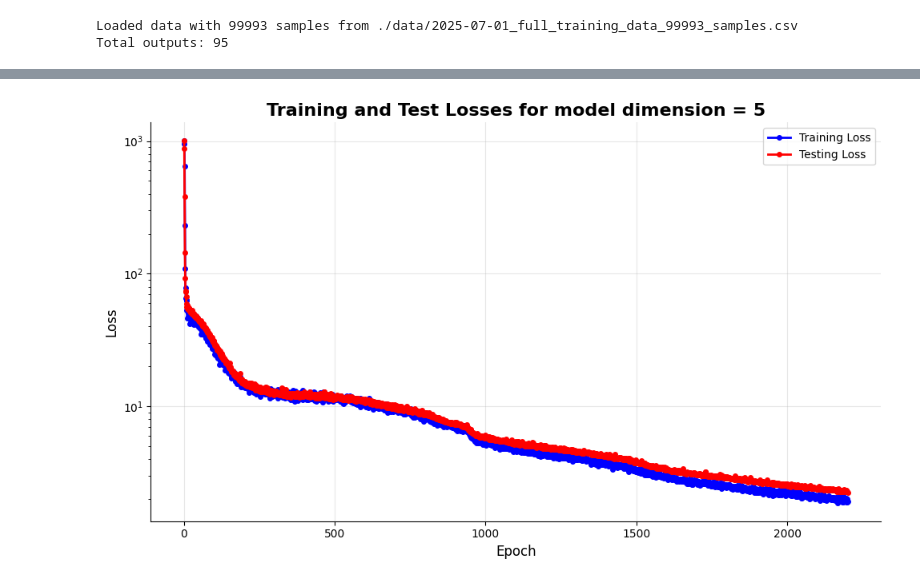
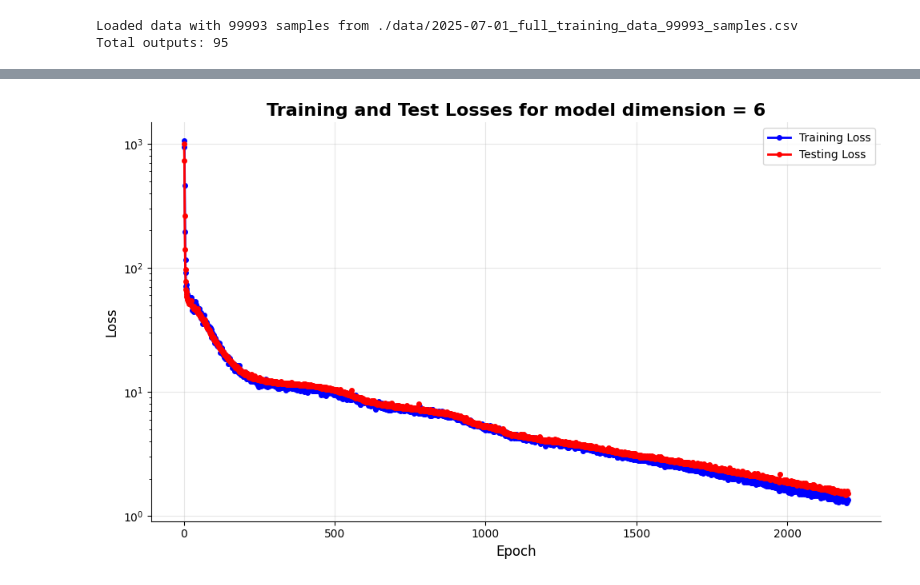
Before and after one commit to mathyharsha/metabolic-NN-harsha, a Jupyter notebook: transformer_from_scratch.ipynb, the cells around one changed output, grey strips where cells are left out. Cells and saved outputs as stored; diff of their text form; code cells hidden in the pictures.

Commit message:
Extended the code to include multihead attention blocks.

```diff
--- a/transformer_from_scratch.ipynb
+++ b/transformer_from_scratch.ipynb
@@ -39,19 +39,23 @@ Using Mac Metal Performance Shaders for GPU acceleration
 
 class AttentionBlock(nn.Module):
     """Transformer layer for metabolic modeling"""
-    def __init__(self,vocab_size=115,dim=5):
+    def __init__(self,vocab_size=115,dim=6,num_heads=2):
         super(AttentionBlock, self).__init__()
 
         self.vocab_size = vocab_size
         self.d_model = dim
 
+        self.k = dim//num_heads
+
         self.layer_norm = nn.LayerNorm(dim)
 
+        self.W_k = nn.Linear(dim,self.k,bias=False)
+        self.W_q = nn.Linear(dim,self.k,bias=False)
+        self.W_v = nn.Linear(dim,self.k,bias=False)
 
-        self.W_k = nn.Linear(dim,dim,bias=False)
-        self.W_q = nn.Linear(dim,dim,bias=False)
-        self.W_v = nn.Linear(dim,dim,bias=False)
-        self.W_c = nn.Linear(vocab_size,vocab_size,bias=False)
+        self.W_o = nn.Linear(self.k,dim)
+
+        self.W_c = nn.Linear(vocab_size,vocab_size)
 
     def scaled_dot_product_attention(self,keys,queries,values):
         # Find the product if K and Q transpose and divide by the square root of the model dimension (d_model)
@@ -78,7 +82,7 @@ class AttentionBlock(nn.Module):
 
         #print(c.size(),attended_c.size())
 
-        output_x = attention_output + x
+        output_x = self.W_o(attention_output) + x
         output_c = attended_c + c
 
         return output_x, output_c
@@ -112,7 +116,7 @@ class FeedForwardBlock(nn.Module):
 
 class TransformerBlock(nn.Module):
     """Embedding layer + Attention Block + FeedForward Layer"""
-    def __init__(self,vocab_size=115,dim=5,inner_dim_multiplier=5):
+    def __init__(self,vocab_size=115,dim=6,num_heads=2,inner_dim_multiplier=5):
         super(TransformerBlock, self).__init__()
 
         self.d_model = dim
@@ -120,7 +124,7 @@ class TransformerBlock(nn.Module):
 
         self.inp_embedding = nn.Embedding(vocab_size,dim)
 
-        self.attention_block = AttentionBlock(vocab_size,dim)
+        self.attention_block = AttentionBlock(vocab_size,dim,num_heads)
 
         self.feedforward_block = FeedForwardBlock(dim,inner_dim_multiplier)
 
@@ -304,7 +308,7 @@ def load_and_preprocess_data_(filename):
 inps, outs, all_cols = load_and_preprocess_data_(datafile)
 
 inps_train, inps_test, outs_train, outs_test = train_test_split(
-    inps, outs, test_size=0.2, random_state=42
+    inps, outs, test_size=0.4, random_state=42
 )
 
 inps_train = torch.tensor(inps_train,dtype=torch.float32,device=device)
@@ -339,7 +343,7 @@ outs_test_ = outs_test.unsqueeze(-1)
 # new_outs = outs[idxs,:]
 # new_inps.size()
 # %%
-def train_model(dmodel=5,inner_dim_multiplier=5):
+def train_model(dmodel=6,num_heads=1,inner_dim_multiplier=5):
     average_losses = []
     test_losses = []
     vocab_size = 115
@@ -350,7 +354,7 @@ def train_model(dmodel=5,inner_dim_multiplier=5):
     num_epochs = 2200
     num_batches = 30
 
-    model = TransformerBlock(vocab_size,d_model,inner_dim_multiplier)
+    model = TransformerBlock(vocab_size,d_model,num_heads,inner_dim_multiplier)
     model = model.to(device)
 
     criterion = nn.MSELoss()
@@ -462,6 +466,6 @@ Epoch [2200/2200] completed. Average Training Loss:  1.9157, Test Loss:  2.2609
 Training Completed
 # %%
-plot_loss(average_losses, test_losses, 5)
+plot_loss(average_losses, test_losses, 6)
 # %% [output]
-[figure, old version]
+[figure, new version]
 # %%
```
Also changed, not shown: parts of 15 cells of this notebook, 1 other file.
